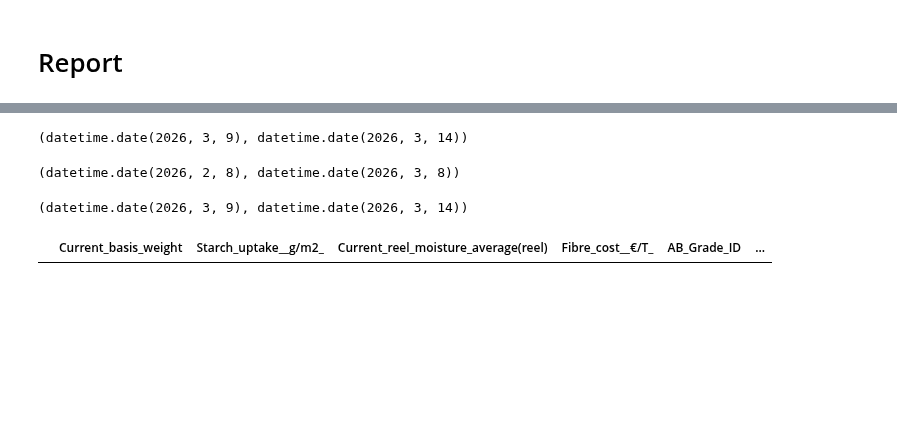
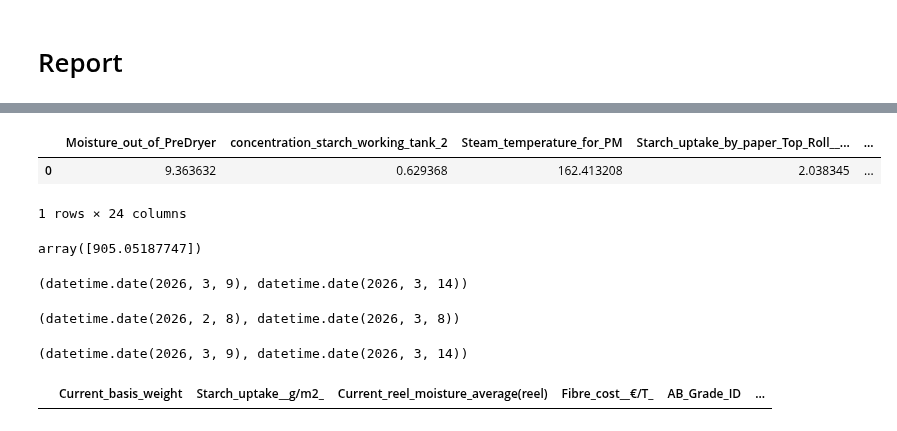
Before and after one commit to Miggon-dev/costimiser2, a Jupyter notebook: ai_process_analyst.ipynb, the cells around one changed output, grey strips where cells are left out. Drawn from its saved outputs; the diff is of its cells as text; code cells hidden in the pictures; blank space fills up the shorter version.

```diff
--- a/ai_process_analyst.ipynb
+++ b/ai_process_analyst.ipynb
@@ -1392,3 +1646,14 @@ https://scikit-learn.org/stable/model_persistence.html#security-maintainability-
+# %%
+snapshot=pd.read_parquet("baseline_features_steam_20260323_164625.parquet")
+snapshot
+# %% [output]
+|  | Moisture_out_of_PreDryer | concentration_starch_working_tank_2 | Steam_temperature_for_PM | Starch_uptake_by_paper_Top_Roll__... | ... |
+| 0 | 9.363632 | 0.629368 | 162.413208 | 2.038345 | ... |
+1 rows × 24 columns
+# %%
+steam_model.predict(snapshot)
+# %% [output]
+array([905.05187747])
 # %%
 from utility import _summary_cost_plot
 
```
Also changed, not shown: parts of 23 cells of this notebook, 22 other files.
